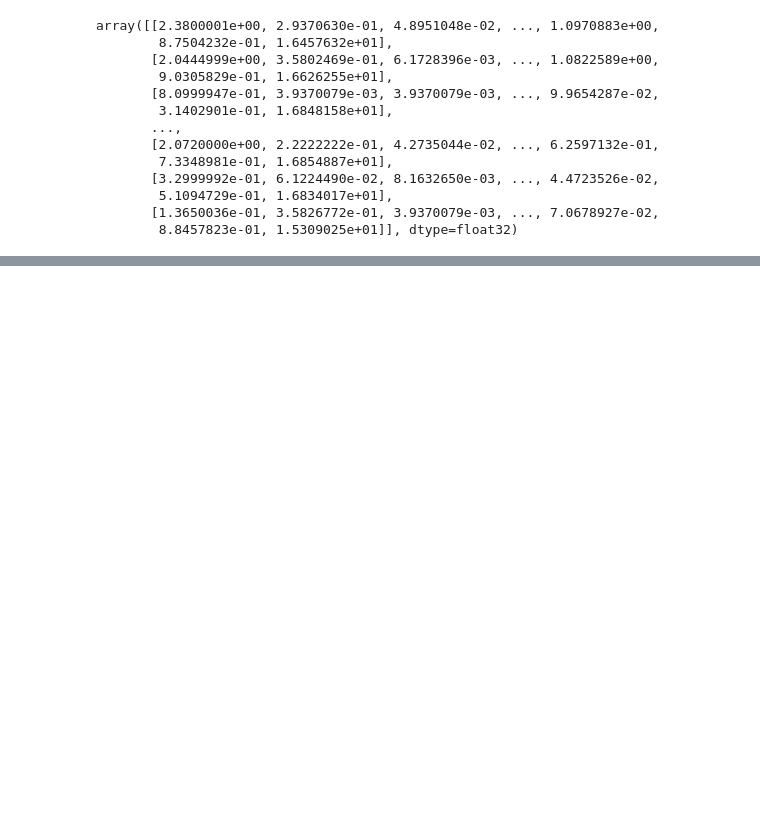
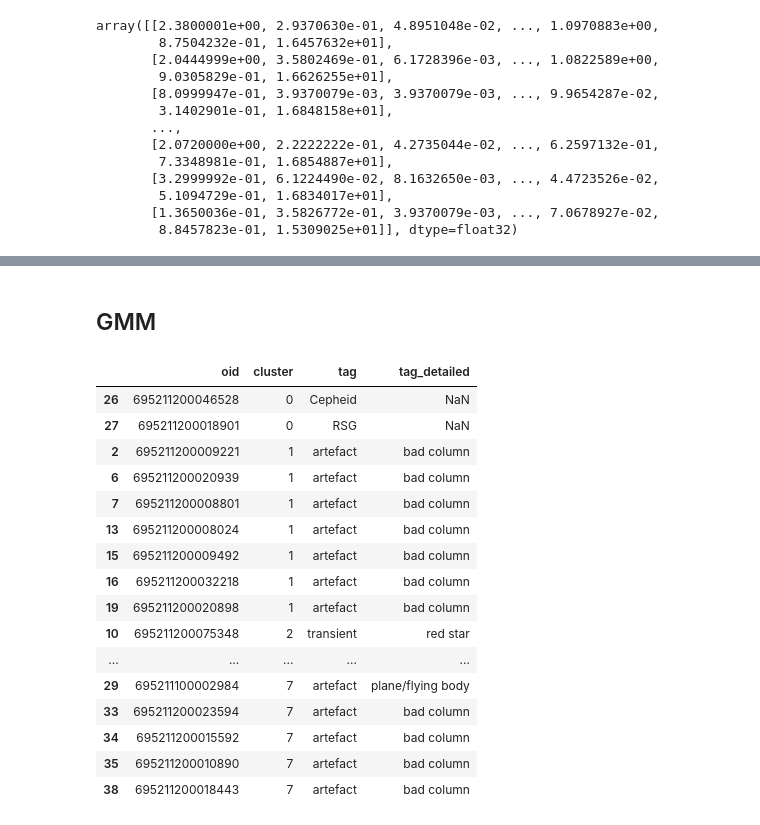
Before and after one commit to snad-space/zwad, a Jupyter notebook: notebooks/anomaly_clustering.ipynb, the cells around one changed output, grey strips where cells are left out. Cells and saved outputs as stored; diff of their text form; code cells hidden in the pictures; blank space fills up the shorter version.

```diff
--- a/notebooks/anomaly_clustering.ipynb
+++ b/notebooks/anomaly_clustering.ipynb
@@ -79,0 +209,32 @@ table
+# %% [markdown]
+## GMM
+# %%
+gmm = GaussianMixture(n_components=8, #specify 5 clusters
+                      covariance_type='full', #specify covariance matrix for components
+                      max_iter=200, #max number of iterations of single run
+                      init_params='kmeans', #initialize weights with kmeans
+                      random_state=42) #Use a new random number generator seeded by 42
+
+clustering_gmm = gmm.fit_predict(scale_values(anomaly_feature))
+# %%
+table_gmm = pd.DataFrame({'oid': anomaly_oid, 'cluster': clustering_gmm}).merge(expert_table[['oid', 'tag', 'tag_detailed']])
+table_gmm = table_gmm.sort_values(by='cluster', kind='mergesort')
+table_gmm
+# %% [output]
+|  | oid | cluster | tag | tag_detailed |
+| 26 | 695211200046528 | 0 | Cepheid | NaN |
+| 27 | 695211200018901 | 0 | RSG | NaN |
+| 2 | 695211200009221 | 1 | artefact | bad column |
+| 6 | 695211200020939 | 1 | artefact | bad column |
+| 7 | 695211200008801 | 1 | artefact | bad column |
+| 13 | 695211200008024 | 1 | artefact | bad column |
+| 15 | 695211200009492 | 1 | artefact | bad column |
+| 16 | 695211200032218 | 1 | artefact | bad column |
+| 19 | 695211200020898 | 1 | artefact | bad column |
+| 10 | 695211200075348 | 2 | transient | red star |
+| ... | ... | ... | ... | ... |
+| 29 | 695211100002984 | 7 | artefact | plane/flying body |
+| 33 | 695211200023594 | 7 | artefact | bad column |
+| 34 | 695211200015592 | 7 | artefact | bad column |
+| 35 | 695211200010890 | 7 | artefact | bad column |
+| 38 | 695211200018443 | 7 | artefact | bad column |
```
Also changed, not shown: parts of 23 cells of this notebook, 3 other files.
